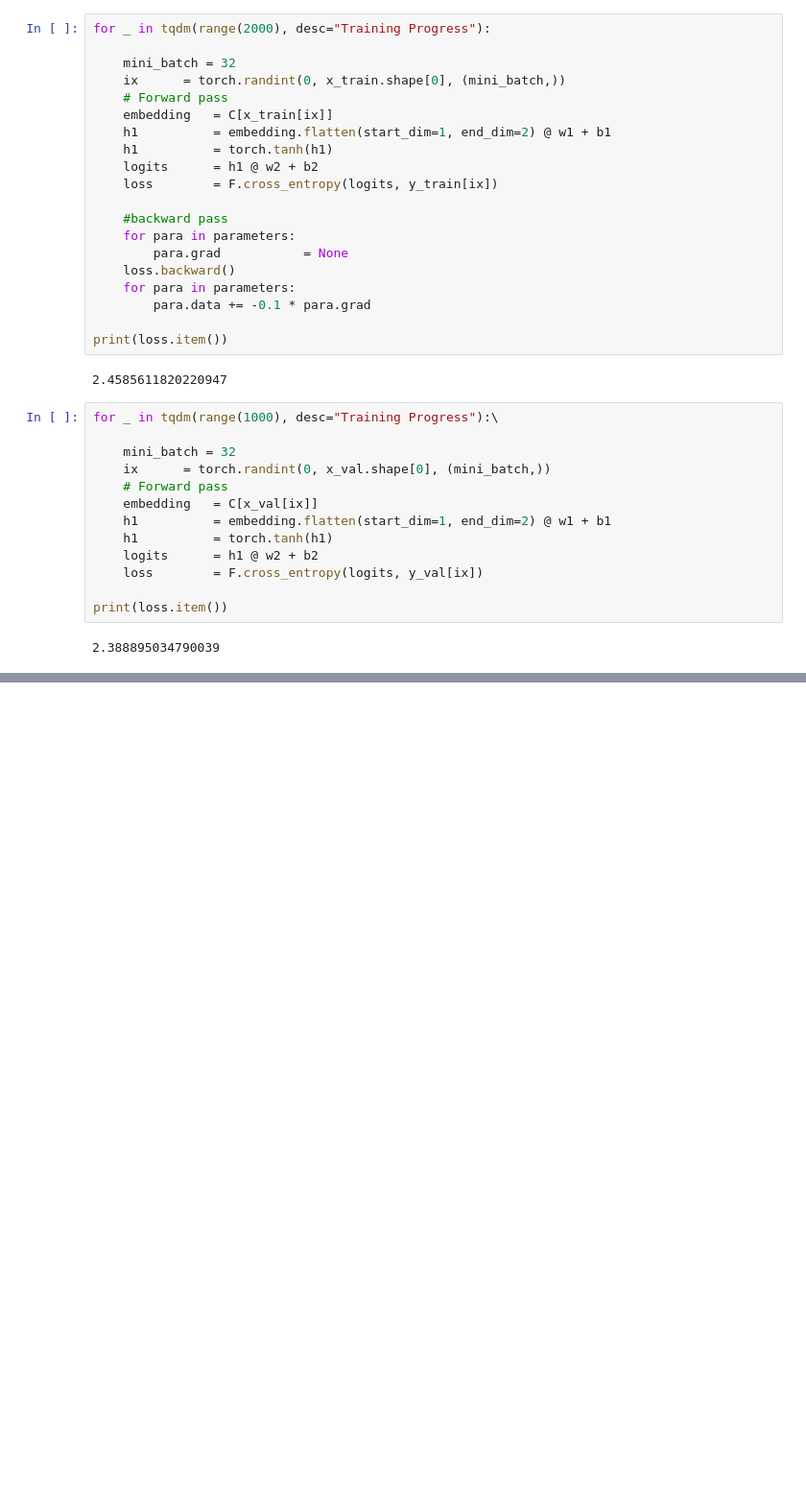
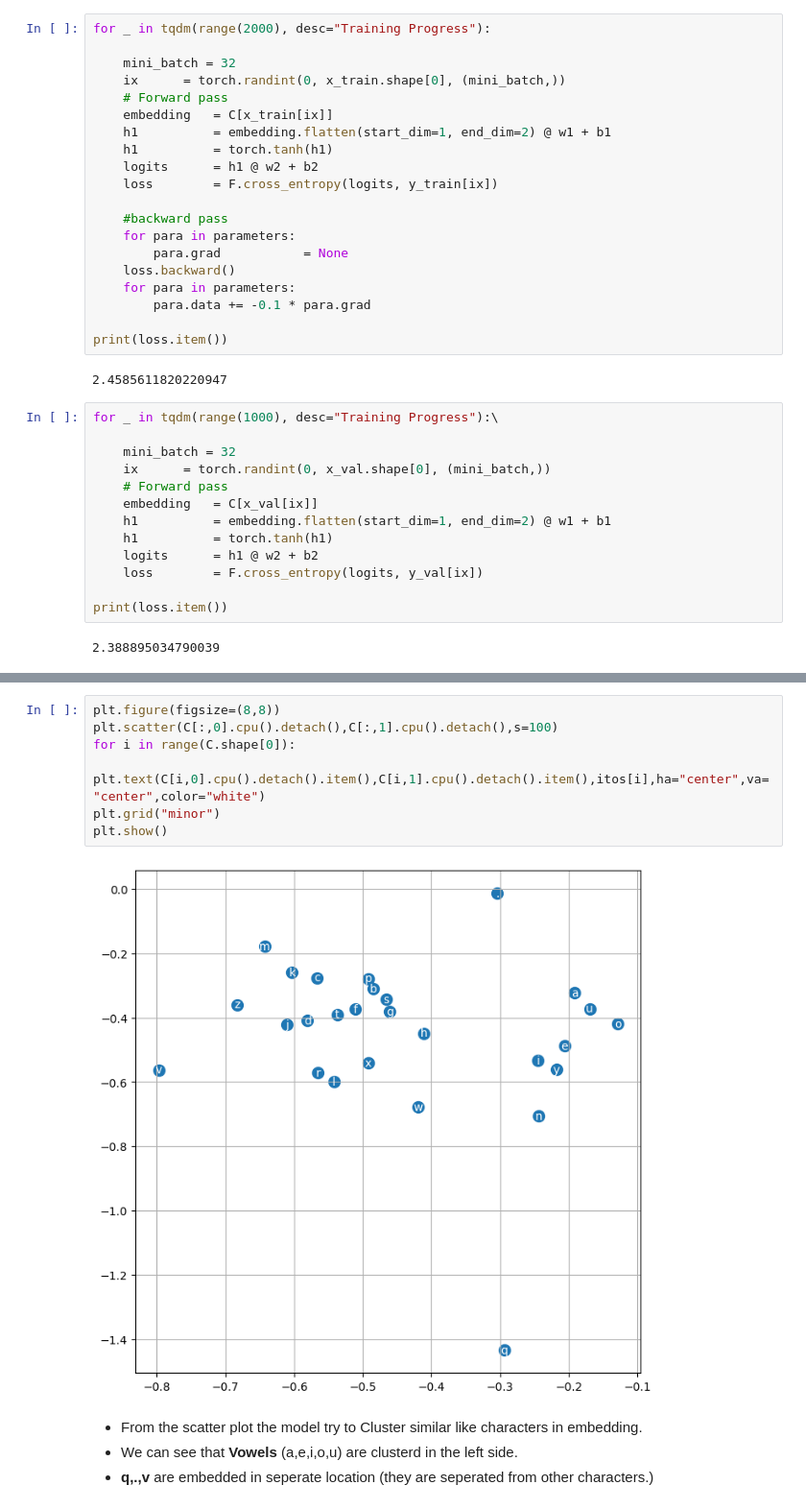
Before and after one commit to Vampaxx/Language_Model, a Jupyter notebook: Language_model/MLP_character_level_Language_model.ipynb, the cells around one changed output, grey strips where cells are left out. Shown: that part at 96% size. Drawn from its saved outputs; the diff is of its cells as text; blank space fills up the shorter version.

Commit message:
after embedding visualization

```diff
--- a/Language_model/MLP_character_level_Language_model.ipynb
+++ b/Language_model/MLP_character_level_Language_model.ipynb
@@ -618,0 +623,13 @@ print(loss.item())
+# %%
+plt.figure(figsize=(8,8))
+plt.scatter(C[:,0].cpu().detach(),C[:,1].cpu().detach(),s=100)
+for i in range(C.shape[0]):
+    plt.text(C[i,0].cpu().detach().item(),C[i,1].cpu().detach().item(),itos[i],ha="center",va="center",color="white")
+plt.grid("minor")
+plt.show()
+# %% [output]
+[figure, added]
+# %% [markdown]
+- From the scatter plot the model try to Cluster similar like characters in embedding.
+- We can see that **Vowels** (a,e,i,o,u) are clusterd in the left side.
+- **q,.,v** are embedded in seperate location (they are seperated from other characters.)
```
Also changed, not shown: parts of 2 cells of this notebook.
